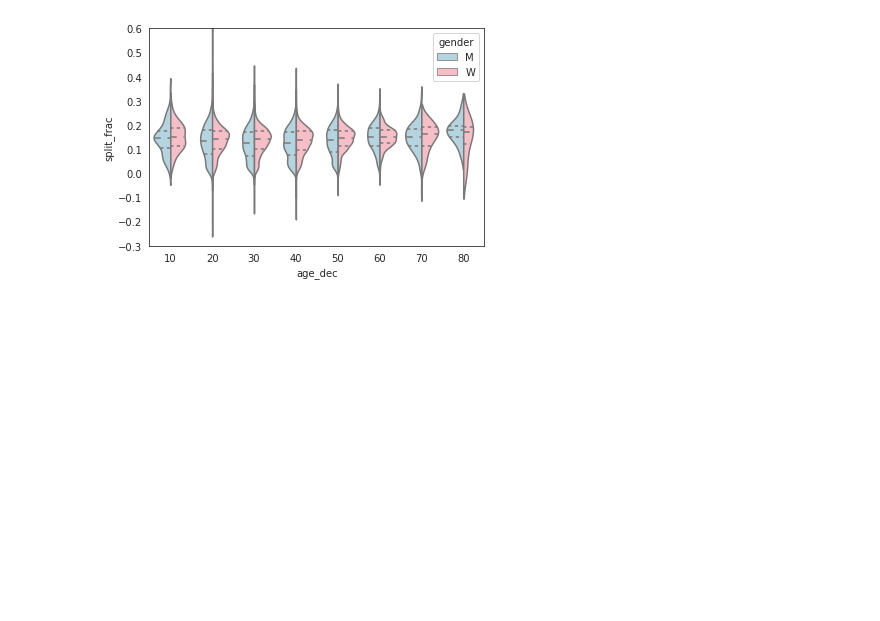
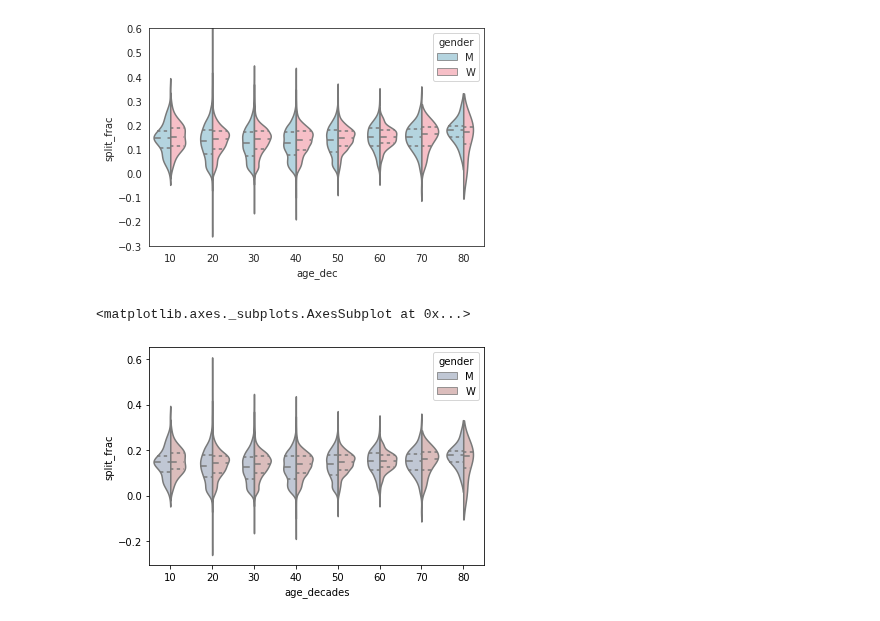
Before and after one commit to mrfabien/2022_Intro_Python, a Jupyter notebook: Exercises/W4_S2.ipynb, the cells around one changed output. Drawn from its saved outputs; the diff is of its cells as text; code cells hidden in the pictures; blank space fills up the shorter version.

```diff
--- a/Exercises/W4_S2.ipynb
+++ b/Exercises/W4_S2.ipynb
@@ -161,0 +160,7 @@ Hint:
+# %%
+# Recreate this figure here
+data['age_decades'] = 10*(data['age']//10)
+sns.violinplot(data=data,x='age_decades',y='split_frac',hue='gender',split=True,inner='quartile',palette='vlag')
+# %% [output]
+<matplotlib.axes._subplots.AxesSubplot at 0x...>
+[figure, added]
```
Also changed, not shown: parts of 1 cell of this notebook.
